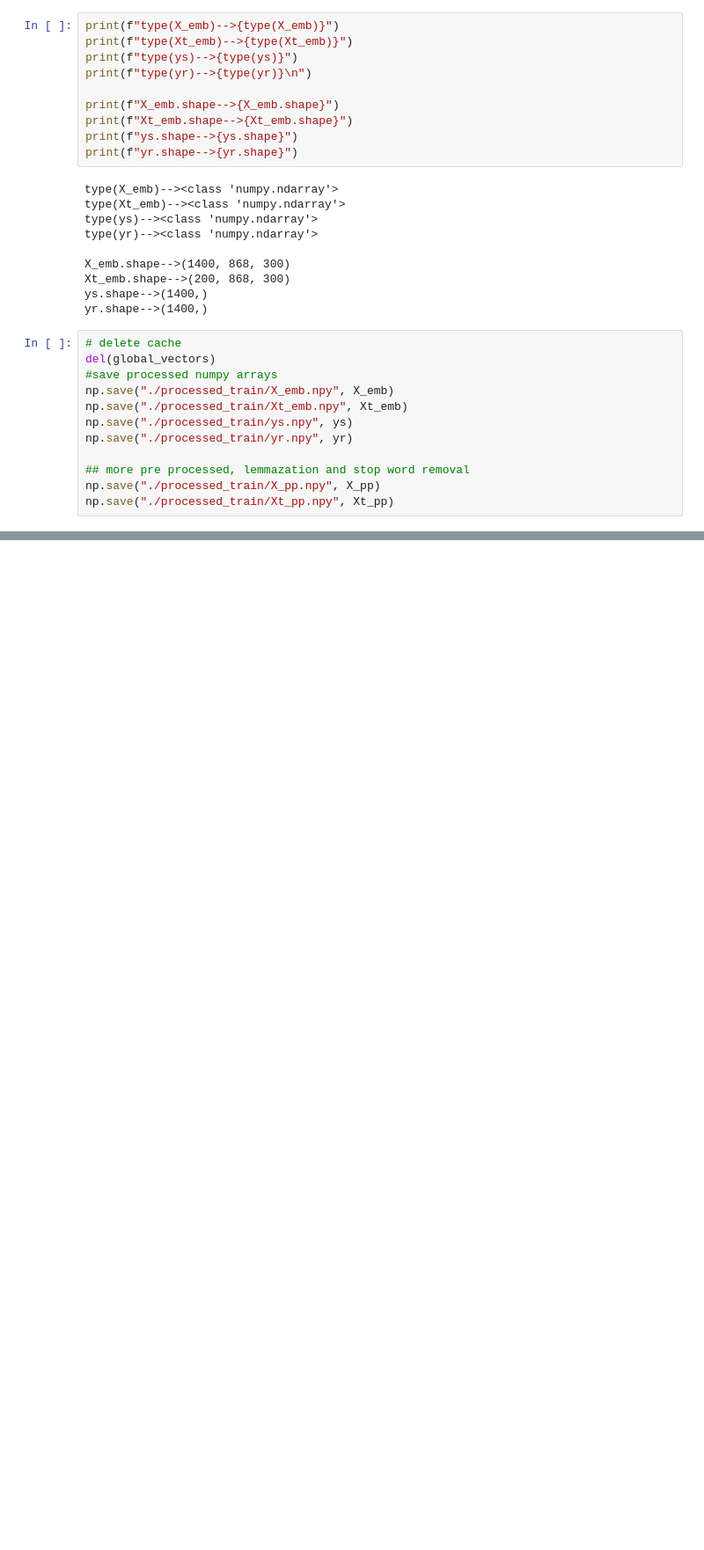
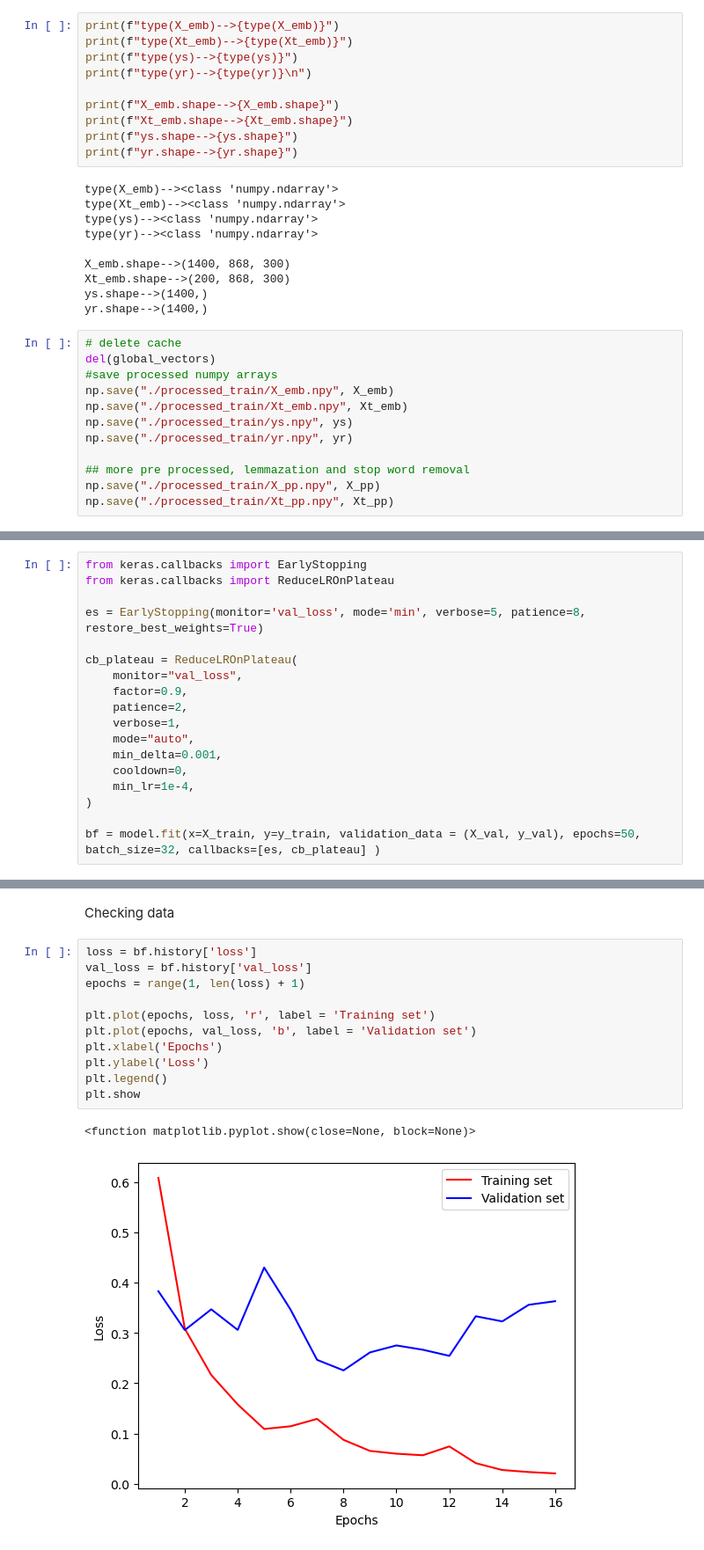
Before and after one commit to nunovix/LN23_project, a Jupyter notebook: MP2/mp2.ipynb, the cells around one changed output, grey strips where cells are left out. Shown: that part at 88% size. Cells and saved outputs as stored; diff of their text form; blank space fills up the shorter version.

```diff
--- a/MP2/mp2.ipynb
+++ b/MP2/mp2.ipynb
@@ -266,0 +359,18 @@ np.save("./processed_train/Xt_pp.npy", Xt_pp)
+# %%
+from keras.callbacks import EarlyStopping
+from keras.callbacks import ReduceLROnPlateau
+
+es = EarlyStopping(monitor='val_loss', mode='min', verbose=5, patience=8, restore_best_weights=True)
+
+cb_plateau = ReduceLROnPlateau(
+    monitor="val_loss",
+    factor=0.9,
+    patience=2,
+    verbose=1,
+    mode="auto",
+    min_delta=0.001,
+    cooldown=0,
+    min_lr=1e-4,
+)
+
+bf = model.fit(x=X_train, y=y_train, validation_data = (X_val, y_val), epochs=50, batch_size=32, callbacks=[es, cb_plateau] )
@@ -266,0 +447,16 @@ np.save("./processed_train/Xt_pp.npy", Xt_pp)
+# %% [markdown]
+Checking data
+# %%
+loss = bf.history['loss']
+val_loss = bf.history['val_loss']
+epochs = range(1, len(loss) + 1)
+
+plt.plot(epochs, loss, 'r', label = 'Training set')
+plt.plot(epochs, val_loss, 'b', label = 'Validation set')
+plt.xlabel('Epochs')
+plt.ylabel('Loss')
+plt.legend()
+plt.show
+# %% [output]
+<function matplotlib.pyplot.show(close=None, block=None)>
+[figure, added]
```
Also changed, not shown: parts of 29 cells of this notebook, 3 other files.
